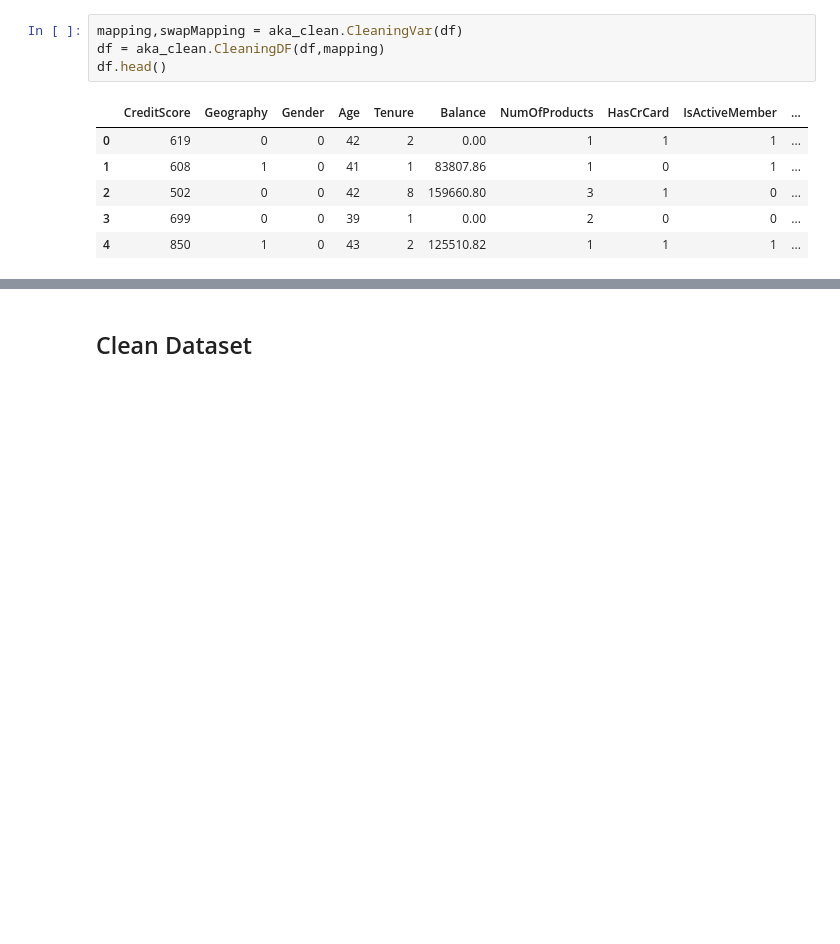
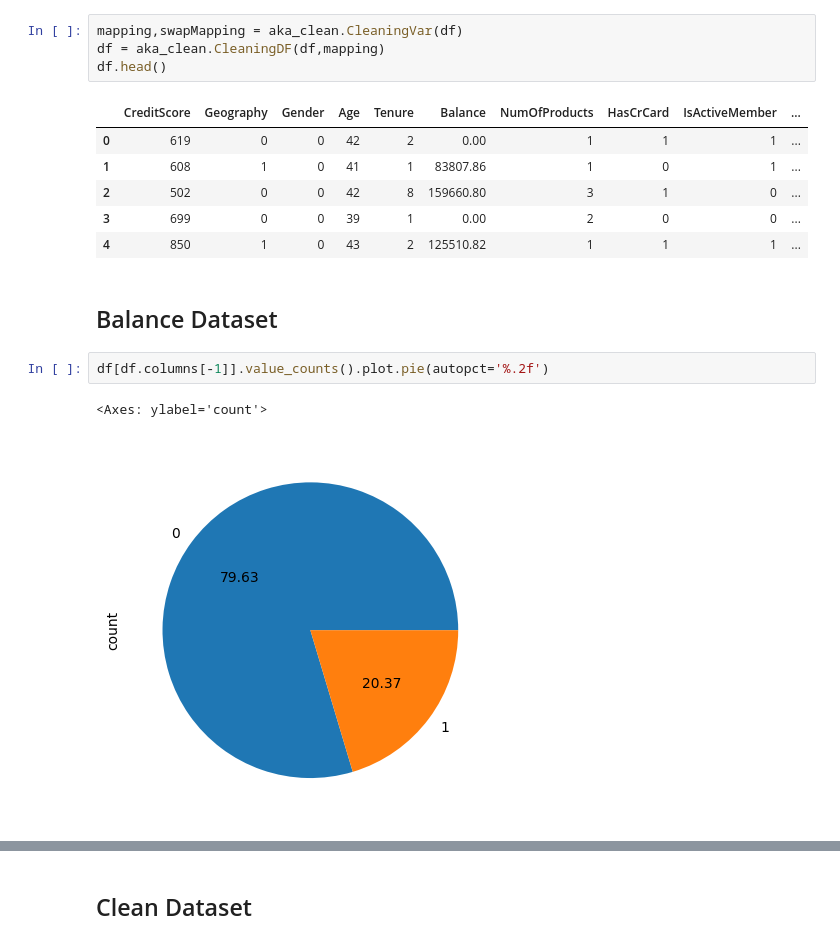
Before and after one commit to aka-gera/Data_Classification, a Jupyter notebook: Banking_Customer_Churn.ipynb, the cells around one changed output, grey strips where cells are left out. Drawn from its saved outputs; the diff is of its cells as text; blank space fills up the shorter version.

```diff
--- a/Banking_Customer_Churn.ipynb
+++ b/Banking_Customer_Churn.ipynb
@@ -158,3 +156,10 @@ df.head()
 | 2 | 502 | 0 | 0 | 42 | 8 | 159660.80 | 3 | 1 | 0 | ... |
 | 3 | 699 | 0 | 0 | 39 | 1 | 0.00 | 2 | 0 | 0 | ... |
 | 4 | 850 | 1 | 0 | 43 | 2 | 125510.82 | 1 | 1 | 1 | ... |
+# %% [markdown]
+## Balance Dataset
+# %%
+df[df.columns[-1]].value_counts().plot.pie(autopct='%.2f')
+# %% [output]
+<Axes: ylabel='count'>
+[figure, added]
```
Also changed, not shown: parts of 4 cells of this notebook.
